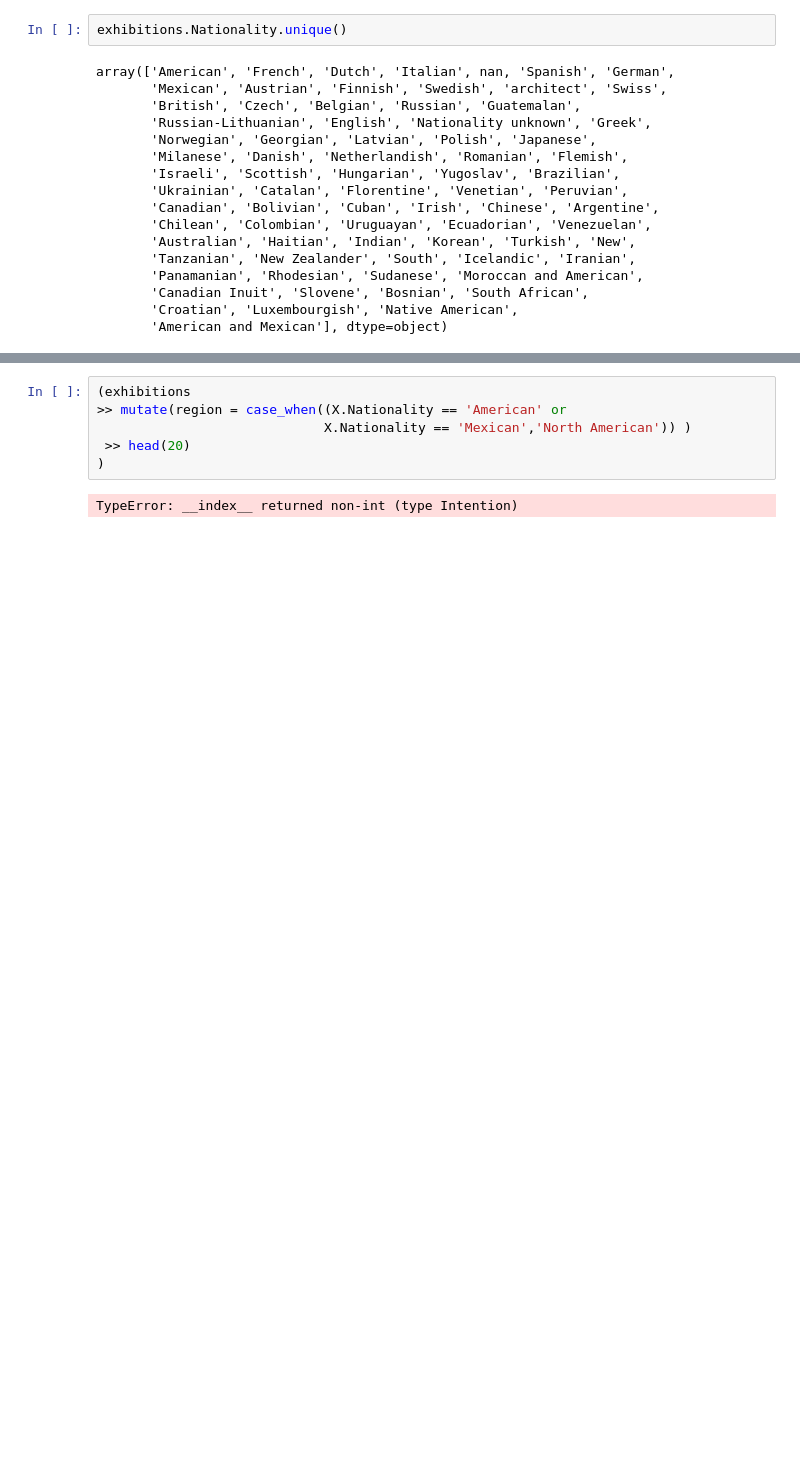
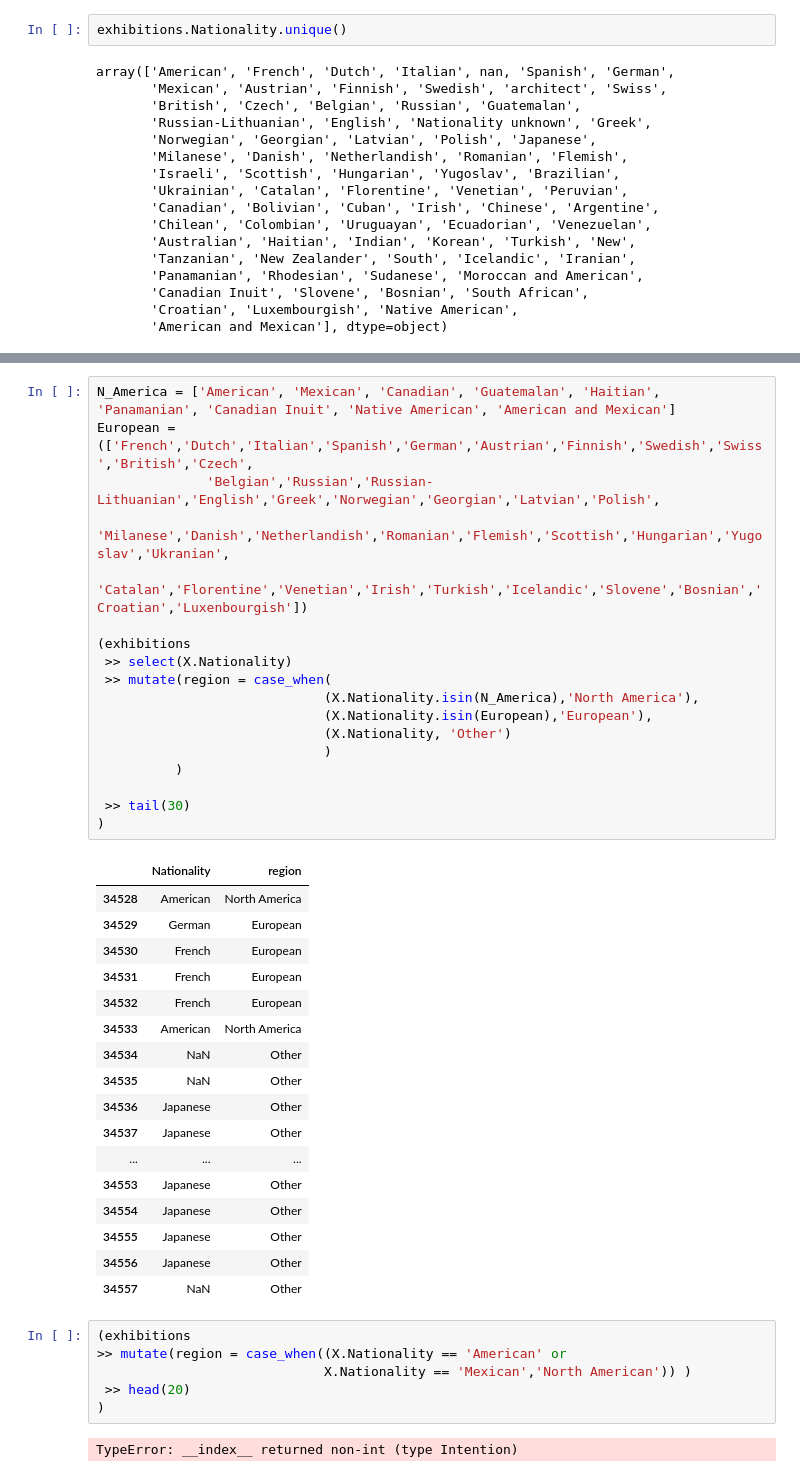
Before and after one commit to KatherineHansen/module3_more_about_mutate, a Jupyter notebook: 3_4_mutate_three_helpful_column_functions.ipynb, the cells around one changed output, grey strips where cells are left out. Saved outputs shown, nothing was run; the diff lists cells and outputs as text; blank space fills up the shorter version.

Commit message:
fixed nationality

```diff
--- a/3_4_mutate_three_helpful_column_functions.ipynb
+++ b/3_4_mutate_three_helpful_column_functions.ipynb
@@ -428,3 +328,39 @@ array(['American', 'French', 'Dutch', 'Italian', nan, 'Spanish', 'German',
+# %%
+N_America = ['American', 'Mexican', 'Canadian', 'Guatemalan', 'Haitian', 'Panamanian', 'Canadian Inuit', 'Native American', 'American and Mexican']
+European = (['French','Dutch','Italian','Spanish','German','Austrian','Finnish','Swedish','Swiss','British','Czech',
+              'Belgian','Russian','Russian-Lithuanian','English','Greek','Norwegian','Georgian','Latvian','Polish',
+              'Milanese','Danish','Netherlandish','Romanian','Flemish','Scottish','Hungarian','Yugoslav','Ukranian',
+              'Catalan','Florentine','Venetian','Irish','Turkish','Icelandic','Slovene','Bosnian','Croatian','Luxenbourgish'])
+
+(exhibitions
+ >> select(X.Nationality)
+ >> mutate(region = case_when(
+                             (X.Nationality.isin(N_America),'North America'),
+                             (X.Nationality.isin(European),'European'),
+                             (X.Nationality, 'Other')
+                             )
+          )
+
+ >> tail(30)
+)
+# %% [output]
+|  | Nationality | region |
+| 34528 | American | North America |
+| 34529 | German | European |
+| 34530 | French | European |
+| 34531 | French | European |
+| 34532 | French | European |
+| 34533 | American | North America |
+| 34534 | NaN | Other |
+| 34535 | NaN | Other |
+| 34536 | Japanese | Other |
+| 34537 | Japanese | Other |
+| ... | ... | ... |
+| 34553 | Japanese | Other |
+| 34554 | Japanese | Other |
+| 34555 | Japanese | Other |
+| 34556 | Japanese | Other |
+| 34557 | NaN | Other |
 # %%
 (exhibitions
 >> mutate(region = case_when((X.Nationality == 'American' or
```
Also changed, not shown: parts of 1 cell of this notebook.
